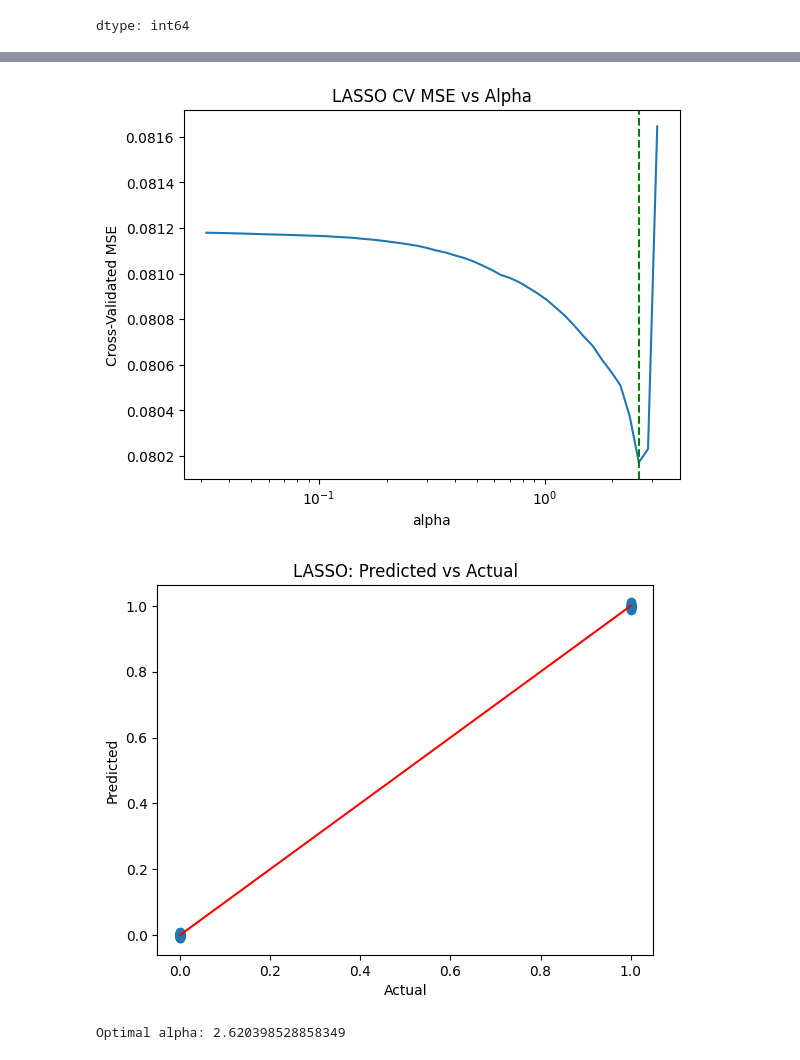
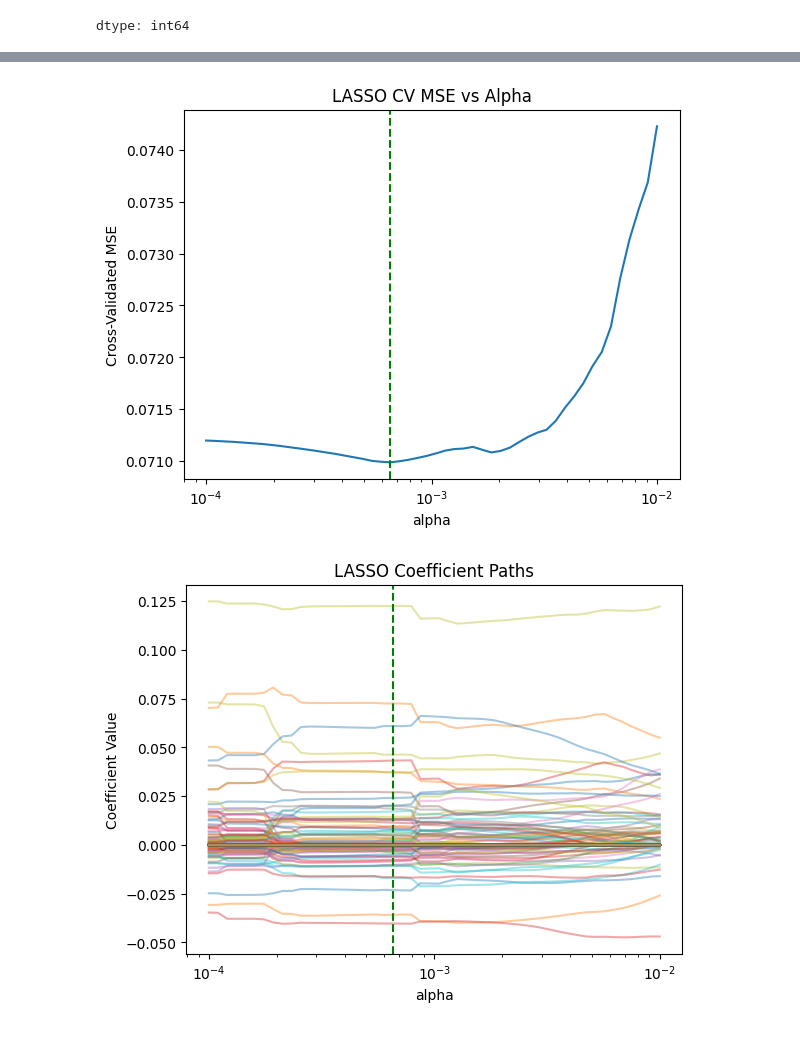
Before and after one commit to arya-rajesh-99/undergrad_ml_assignments, a Jupyter notebook: genomics_lab.ipynb, the cells around one changed output, grey strips where cells are left out. Drawn from its saved outputs; the diff is of its cells as text; code cells hidden in the pictures.

```diff
--- a/genomics_lab.ipynb
+++ b/genomics_lab.ipynb
@@ -87,16 +84,9 @@ genes.head()
 # %%
-from sklearn.linear_model import LinearRegression
-from sklearn.metrics import mean_squared_error
-mse = lambda y,y_hat: np.sum( (y-y_hat)**2 )/len(y)
+#linear regression
+#edited
+ols = LinearRegression().fit(X, y)
+y_hat_ols = ols.predict(X)
+resids = y_hat_ols - y
 
-y = df['y']
-x = genes
-model = LinearRegression()
-model.fit(x,y)
-y_hat = model.predict(x)
-print(f'Mean squared error:{mean_squared_error(y, y_hat)}')
-print(f'Model Intercept: {model.intercept_}')
-pd.DataFrame({'variable':model.feature_names_in_, 'coefficient':model.coef_ })
-resid = y - y_hat
-resid.describe()
+print(f'OLS training MSE: {mse(y, y_hat_ols)}')
 # %% [output]
@@ -205,29 +223,45 @@ Index(['HG3549-HT3751_at', 'J04164_at', 'L38941_at', 'M11147_at', 'M11722_at',
 # %%
-alpha_grid = np.logspace(-1.5, 0.5, 50)
+#edited
 
-model = LassoCV(cv=10, alphas=alpha_grid, random_state=100)
-model.fit(x, y)
+alpha_grid = np.logspace(-4, -2, 50)
+
+model = LassoCV(cv=10, alphas=alpha_grid, random_state=100, max_iter=10000)
+model.fit(genes_scaled, y)
 
 mean_mse = np.mean(model.mse_path_, axis=1)
 alpha_star = model.alpha_
 
 sns.lineplot(x=model.alphas_, y=mean_mse)
 plt.axvline(x=alpha_star, color='green', linestyle='--', linewidth=1.5)
 plt.xscale("log")
 plt.xlabel("alpha")
 plt.ylabel("Cross-Validated MSE")
 plt.title("LASSO CV MSE vs Alpha")
 plt.show()
 
-plt.scatter(y, model.predict(genes))
-plt.xlabel("Actual")
-plt.ylabel("Predicted")
-plt.title("LASSO: Predicted vs Actual")
+
+from sklearn.linear_model import Lasso
+
+coefs = []
+
+#in order to deal with the tuple had to figure out how to get coefs
+for alpha in model.alphas_:
+    lasso = Lasso(alpha=alpha, max_iter=10000)
+    lasso.fit(genes_scaled, y)
+    coefs.append(lasso.coef_)
+
+coefs = np.array(coefs)
+
+for i in range(coefs.shape[1]):
+    plt.plot(model.alphas_, coefs[:, i], alpha=0.4)
+plt.xscale("log")
+plt.axvline(x=alpha_star, color='green', linestyle='--')
+plt.xlabel("alpha")
+plt.ylabel("Coefficient Value")
+plt.title("LASSO Coefficient Paths")
+
 plt.show()
-
-print("Optimal alpha:", alpha_star)
 # %% [output]
-[figure, old version]
+[figure, new version]
-[figure, old version]
+[figure, new version]
-Optimal alpha: 2.620398528858349
 # %% [markdown]
```
Also changed, not shown: parts of 13 cells of this notebook.
